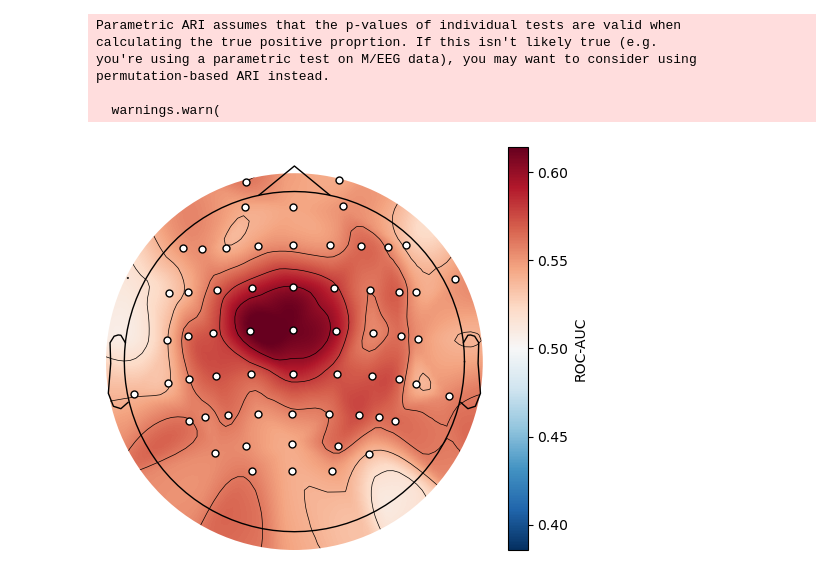
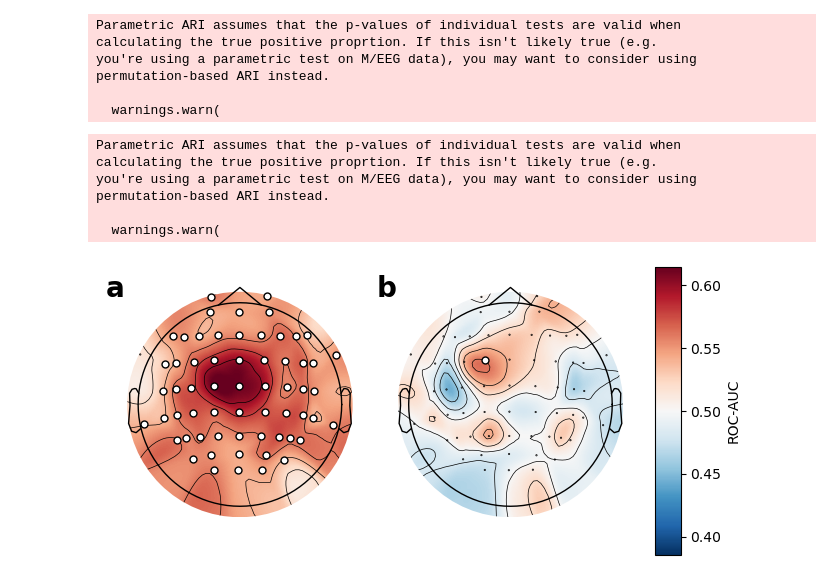
Before and after one commit to apex-lab/agency-analysis, a Jupyter notebook: decoding.ipynb, the cells around one changed output. Cells and saved outputs as stored; diff of their text form; code cells hidden in the pictures.

Commit message:
adds hurst coef

```diff
--- a/decoding.ipynb
+++ b/decoding.ipynb
@@ -432,15 +432,15 @@ def compute_auc_fractal(x, y, sub_ids):
     auc = np.stack(auc)
     return auc
 
-auc = compute_auc_fractal(hfd, y, sub_ids)
+auc_hfd = compute_auc_fractal(hfd, y, sub_ids)
 # %%
 def ttest_statfun(x, H0 = .5):
     from scipy.stats import ttest_1samp
-    res = ttest_1samp(x, popmean = H0, axis = 0, alternative = 'greater')
+    res = ttest_1samp(x, popmean = H0, axis = 0, alternative = 'two-sided')
     return res.pvalue
 
-p_vals, tdp, clusters = all_resolutions_inference(
-    auc, .05,
+p_hfd, tdp_hfd, clusters_hfd = all_resolutions_inference(
+    auc_hfd, .05,
     ari_type = 'parametric',
     adjacency = adj,
     statfun = ttest_statfun
@@ -452,28 +452,69 @@ you're using a parametric test on M/EEG data), you may want to consider using
 permutation-based ARI instead.
 
   warnings.warn(
+# %%
+fe_hurst = FeatureExtractor(epochs.info['sfreq'], ['hurst_exp'], n_jobs = -1)
+hurst = fe_hurst.fit_transform(X[..., epochs.times > .00])
+auc_hurst = compute_auc_fractal(hurst, y, sub_ids)
+p_hurst, tdp_hurst, clusters_hurst = all_resolutions_inference(
+    auc_hurst, .05,
+    ari_type = 'parametric',
+    adjacency = adj,
+    statfun = ttest_statfun
+)
+# %% [output]
+Parametric ARI assumes that the p-values of individual tests are valid when
+calculating the true positive proprtion. If this isn't likely true (e.g.
+you're using a parametric test on M/EEG data), you may want to consider using
+permutation-based ARI instead.
+
+  warnings.warn(
 # %%
-def plot_cluster_topo(auc, clusters, info):
-    from mne.viz import plot_topomap
-    mx = auc.mean(0).max() - .5
-    mn = .5 - auc.mean(0).min()
+def plot_cluster_topo(auc, clusters, info, **kwargs):
+    from mne.viz.topomap import plot_topomap
     lim = np.max((mx, mn))
     clust_mask = np.any(np.stack(clusters), axis = 0)[:, np.newaxis]
     img, _ = plot_topomap(
-        auc.mean(0),
+        auc,
         epochs.info,
         ch_type = 'eeg',
         cmap = 'RdBu_r',
-        vmin = .5 - lim,
-        vmax = .5 + lim,
         mask = clust_mask,
         mask_params = {'markersize': 5},
-        show = False
+        show = False,
+        **kwargs
     )
-    plt.colorbar(img, label = 'ROC-AUC')
     return img
 
-plot_cluster_topo(auc, clusters, epochs.info)
+
+auc = np.stack([auc_hfd.mean(0), auc_hurst.mean(0)])
+mx = auc.max() - .5
+mn = .5 - auc.min()
+lim = np.max((mx, mn))
+vlim = dict(vmin = .5 - lim, vmax = .5 + lim)
+
+fig, axs = plt.subplots(1, 2)
+im = plot_cluster_topo(
+    auc_hfd.mean(0), clusters_hfd,
+    epochs.info,
+    axes = axs[0], **vlim
+)
+plot_cluster_topo(
+    auc_hurst.mean(0), clusters_hurst,
+    epochs.info,
+    axes = axs[1], **vlim
+)
+
+ax_x_start = 0.95
+ax_x_width = 0.04
+ax_y_start = 0.2
+ax_y_height = 0.6
+cbar_ax = fig.add_axes([ax_x_start, ax_y_start, ax_x_width, ax_y_height])
+clb = fig.colorbar(im, cax = cbar_ax, label = 'ROC-AUC')
+
+axs[0].text(-0.125, .1, 'a', size=20, weight = 'bold')
+axs[1].text(-0.125, .1, 'b', size=20, weight = 'bold')
+
 plt.show()
 # %% [output]
-[figure, old version]
+[figure, new version]
```
Also changed, not shown: parts of 6 cells of this notebook.
